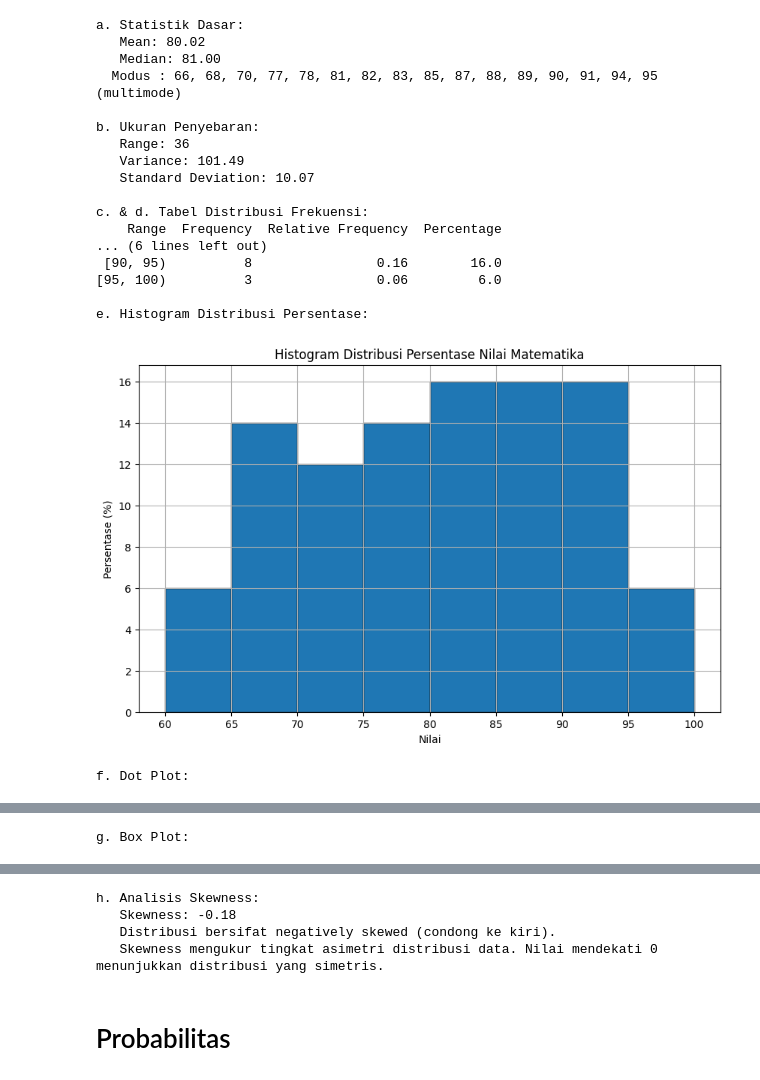
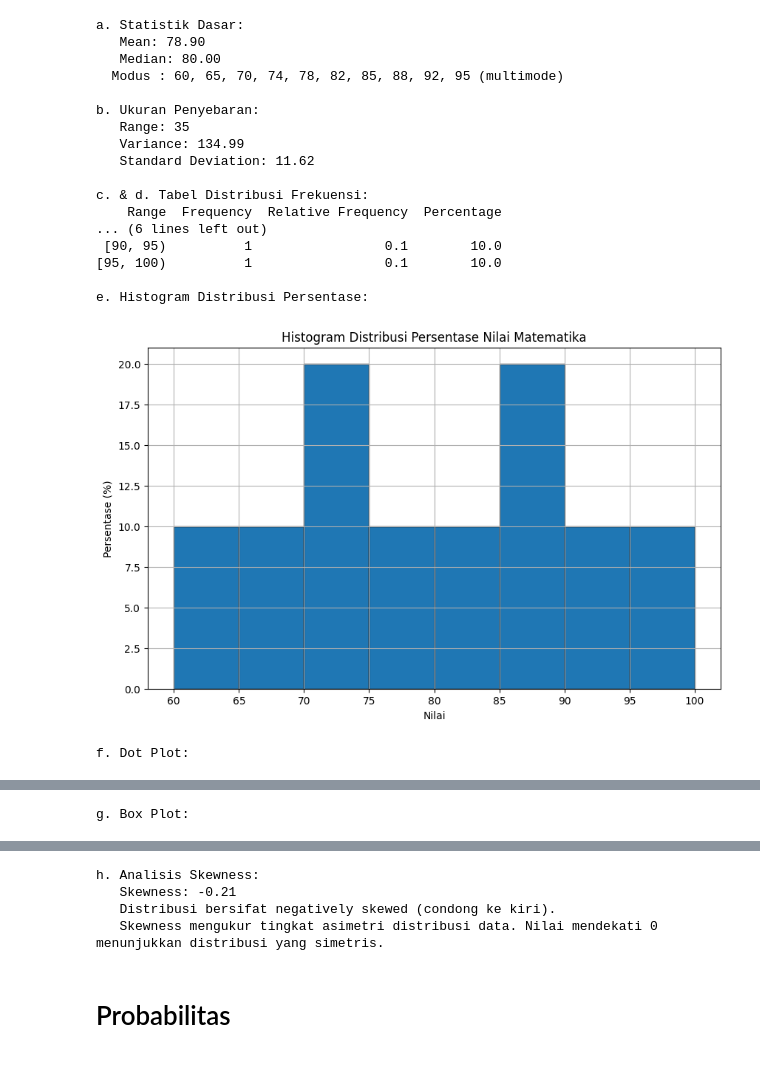
Before and after one commit to signofcommunication/Statistic-Probality, a Jupyter notebook: Statistika_&_Probalitas.ipynb, the cells around one changed output, grey strips where cells are left out. Cells and saved outputs as stored; diff of their text form; code cells hidden in the pictures.

```diff
--- a/Statistika_&_Probalitas.ipynb
+++ b/Statistika_&_Probalitas.ipynb
@@ -10,10 +10,10 @@ from math import factorial
 from scipy.stats import binom, poisson
 # %%
 # Membaca data dari file CSV
-df = pd.read_csv('/content/Data Nilai Siswa.csv')
+df = pd.read_csv('/content/Data Nilai Siswa 2.csv')
 
 # Mengambil kolom Nilai_Matematika untuk analisis
-data = df['Nilai_Matematika'].values
+data = df['Nilai_Matematika'].values[:10]
 
 # a. Menghitung mean, median, dan mode
 mean = np.mean(data)
@@ -81,40 +81,40 @@ plt.show()
 print("\ng. Box Plot:")
 plt.figure(figsize=(10, 6))
 plt.boxplot(data, vert=False)
 plt.title('Box Plot Nilai Matematika')
 plt.xlabel('Nilai')
 plt.grid(True)
 plt.show()
 
 # h. Menghitung dan menjelaskan skewness
 skewness = stats.skew(data)
 
 print("\nh. Analisis Skewness:")
 print(f"   Skewness: {skewness:.2f}")
 if skewness > 0:
     print("   Distribusi bersifat positively skewed (condong ke kanan).")
 elif skewness < 0:
     print("   Distribusi bersifat negatively skewed (condong ke kiri).")
 else:
     print("   Distribusi simetris.")
 print("   Skewness mengukur tingkat asimetri distribusi data. Nilai mendekati 0 menunjukkan distribusi yang simetris.")
 # %% [output]
 a. Statistik Dasar:
-   Mean: 80.02
-   Median: 81.00
-  Modus : 66, 68, 70, 77, 78, 81, 82, 83, 85, 87, 88, 89, 90, 91, 94, 95 (multimode)
+   Mean: 78.90
+   Median: 80.00
+  Modus : 60, 65, 70, 74, 78, 82, 85, 88, 92, 95 (multimode)
 
 b. Ukuran Penyebaran:
-   Range: 36
-   Variance: 101.49
-   Standard Deviation: 10.07
+   Range: 35
+   Variance: 134.99
+   Standard Deviation: 11.62
 
 c. & d. Tabel Distribusi Frekuensi:
     Range  Frequency  Relative Frequency  Percentage
 ... (6 lines left out)
- [90, 95)          8                0.16        16.0
-[95, 100)          3                0.06         6.0
+ [90, 95)          1                 0.1        10.0
+[95, 100)          1                 0.1        10.0
 
 e. Histogram Distribusi Persentase:
-[figure, old version]
+[figure, new version]
 f. Dot Plot:
@@ -124,5 +124,5 @@ g. Box Plot:
 h. Analisis Skewness:
-   Skewness: -0.18
+   Skewness: -0.21
    Distribusi bersifat negatively skewed (condong ke kiri).
    Skewness mengukur tingkat asimetri distribusi data. Nilai mendekati 0 menunjukkan distribusi yang simetris.
 # %% [markdown]
```
Also changed, not shown: parts of 1 cell of this notebook.
